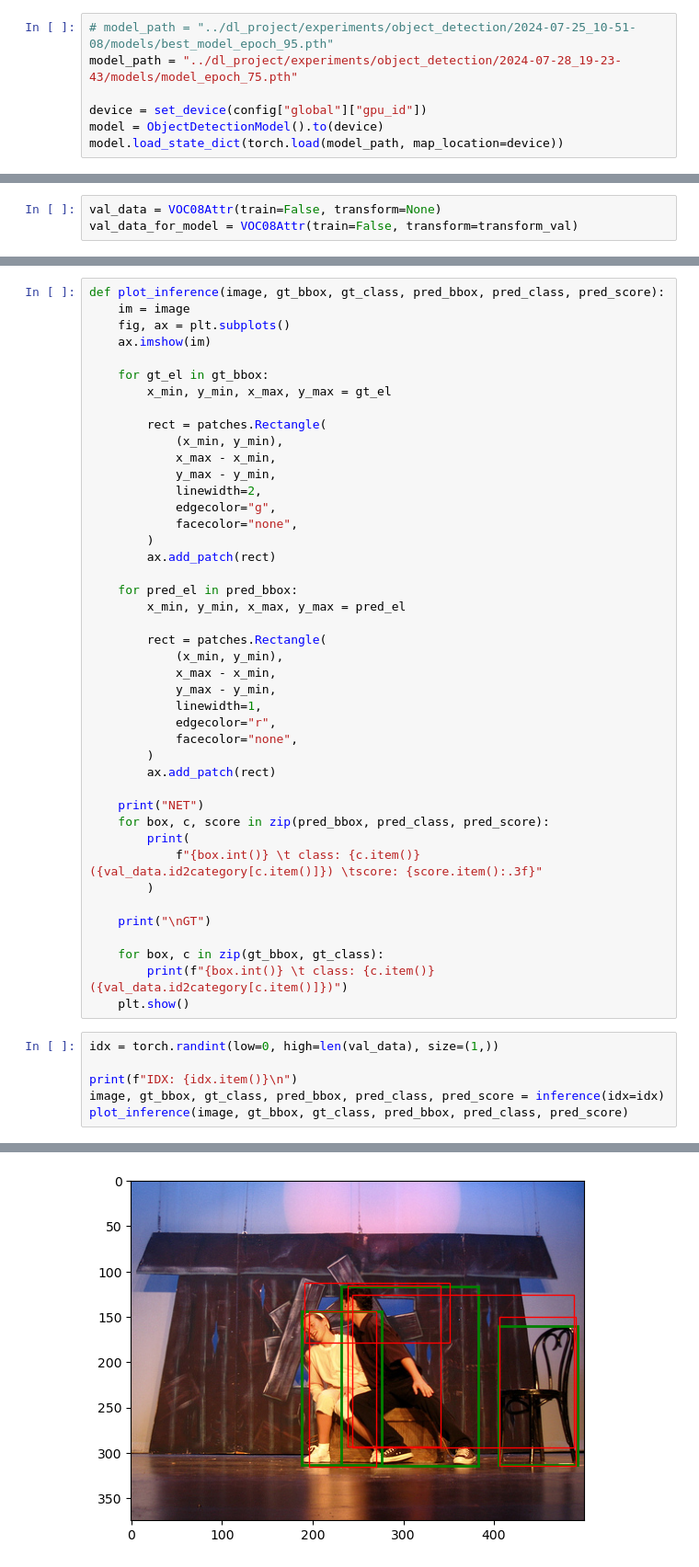
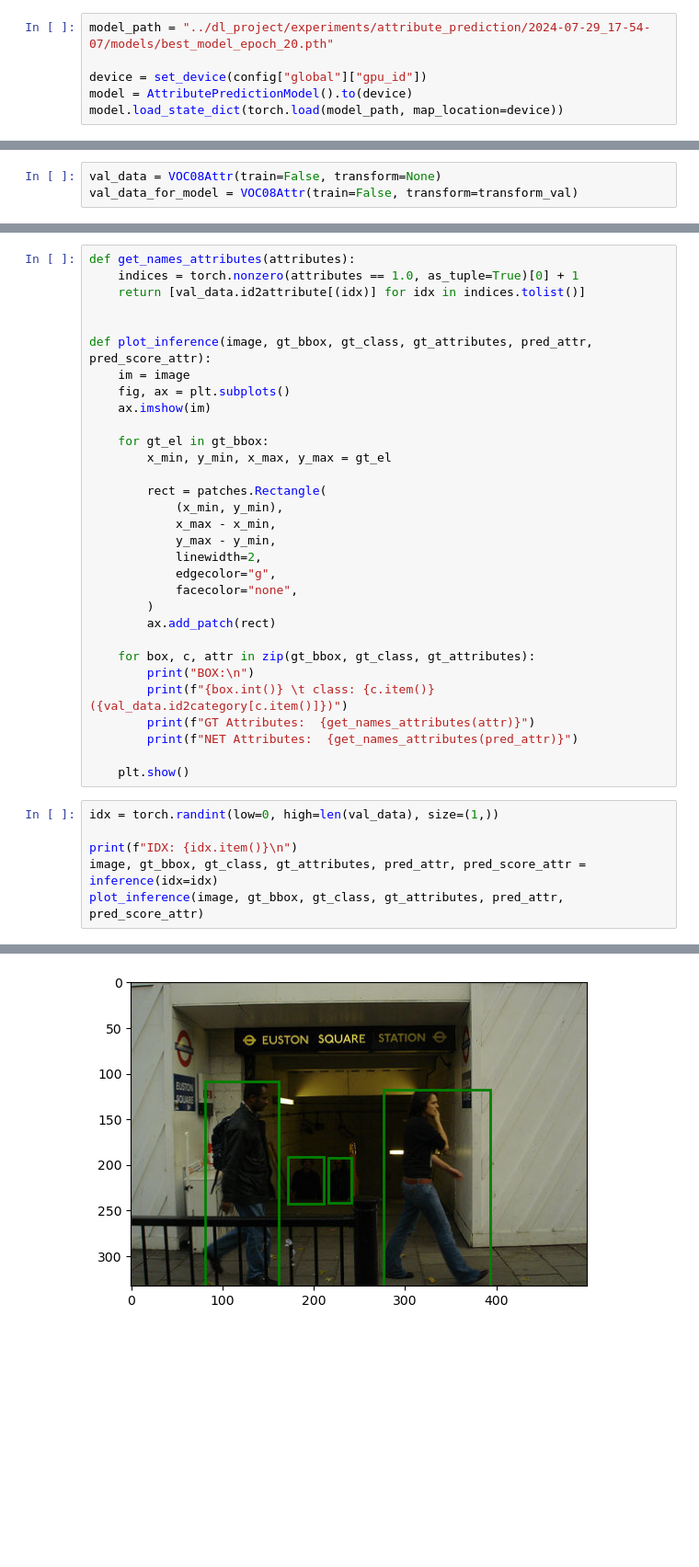
Before and after one commit to vittoriocasula/DL-Project, a Jupyter notebook: src/single_task_attribute_prediction/qualitative_results.ipynb, the cells around one changed output, grey strips where cells are left out. Shown at 92% size. Drawn from its saved outputs; the diff is of its cells as text; blank space fills up the shorter version.

Commit message:
add qualitative results attribute prediction

```diff
--- a/src/single_task_attribute_prediction/qualitative_results.ipynb
+++ b/src/single_task_attribute_prediction/qualitative_results.ipynb
@@ -42,11 +40,10 @@ transform_val = transform = transforms.Compose(
     ]
 )
 # %%
-# model_path = "../dl_project/experiments/object_detection/2024-07-25_10-51-08/models/best_model_epoch_95.pth"
-model_path = "../dl_project/experiments/object_detection/2024-07-28_19-23-43/models/model_epoch_75.pth"
+model_path = "../dl_project/experiments/attribute_prediction/2024-07-29_17-54-07/models/best_model_epoch_20.pth"
 
 device = set_device(config["global"]["gpu_id"])
-model = ObjectDetectionModel().to(device)
+model = AttributePredictionModel().to(device)
 model.load_state_dict(torch.load(model_path, map_location=device))
 # %% [output]
 <All keys matched successfully>
@@ -86,5 +73,10 @@ def inference(idx):
 # %%
-def plot_inference(image, gt_bbox, gt_class, pred_bbox, pred_class, pred_score):
+def get_names_attributes(attributes):
+    indices = torch.nonzero(attributes == 1.0, as_tuple=True)[0] + 1
+    return [val_data.id2attribute[(idx)] for idx in indices.tolist()]
+
+
+def plot_inference(image, gt_bbox, gt_class, gt_attributes, pred_attr, pred_score_attr):
     im = image
     fig, ax = plt.subplots()
     ax.imshow(im)
@@ -102,34 +94,17 @@ def plot_inference(image, gt_bbox, gt_class, pred_bbox, pred_class, pred_score):
         )
         ax.add_patch(rect)
 
-    for pred_el in pred_bbox:
-        x_min, y_min, x_max, y_max = pred_el
+    for box, c, attr in zip(gt_bbox, gt_class, gt_attributes):
+        print("BOX:\n")
+        print(f"{box.int()} \t class: {c.item()} ({val_data.id2category[c.item()]})")
+        print(f"GT Attributes:  {get_names_attributes(attr)}")
+        print(f"NET Attributes:  {get_names_attributes(pred_attr)}")
 
-        rect = patches.Rectangle(
-            (x_min, y_min),
-            x_max - x_min,
-            y_max - y_min,
-            linewidth=1,
-            edgecolor="r",
-            facecolor="none",
-        )
-        ax.add_patch(rect)
-
-    print("NET")
-    for box, c, score in zip(pred_bbox, pred_class, pred_score):
-        print(
-            f"{box.int()} \t class: {c.item()} ({val_data.id2category[c.item()]}) \tscore: {score.item():.3f}"
-        )
-
-    print("\nGT")
-
-    for box, c in zip(gt_bbox, gt_class):
-        print(f"{box.int()} \t class: {c.item()} ({val_data.id2category[c.item()]})")
     plt.show()
 # %%
 idx = torch.randint(low=0, high=len(val_data), size=(1,))
 
 print(f"IDX: {idx.item()}\n")
-image, gt_bbox, gt_class, pred_bbox, pred_class, pred_score = inference(idx=idx)
-plot_inference(image, gt_bbox, gt_class, pred_bbox, pred_class, pred_score)
+image, gt_bbox, gt_class, gt_attributes, pred_attr, pred_score_attr = inference(idx=idx)
+plot_inference(image, gt_bbox, gt_class, gt_attributes, pred_attr, pred_score_attr)
 # %% [output]
@@ -149 +128 @@ tensor([188, 144, 276, 313], dtype=torch.int32)          class: 2 (person)
-[figure, old version]
+[figure, new version]
```
Also changed, not shown: parts of 15 cells of this notebook, 3 other files.
